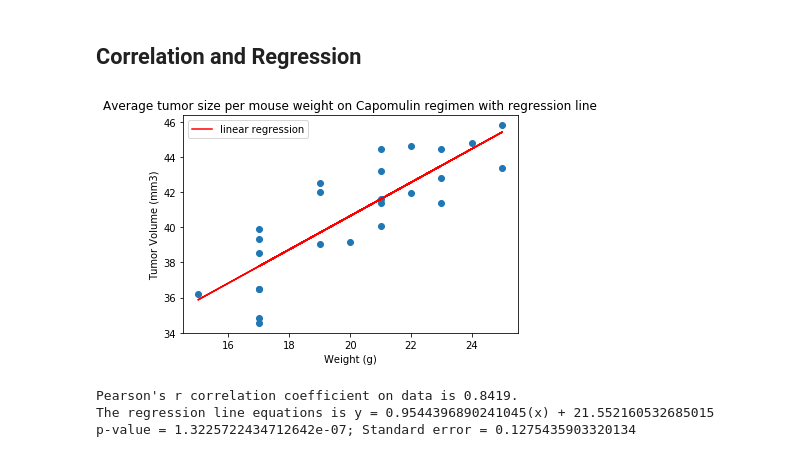
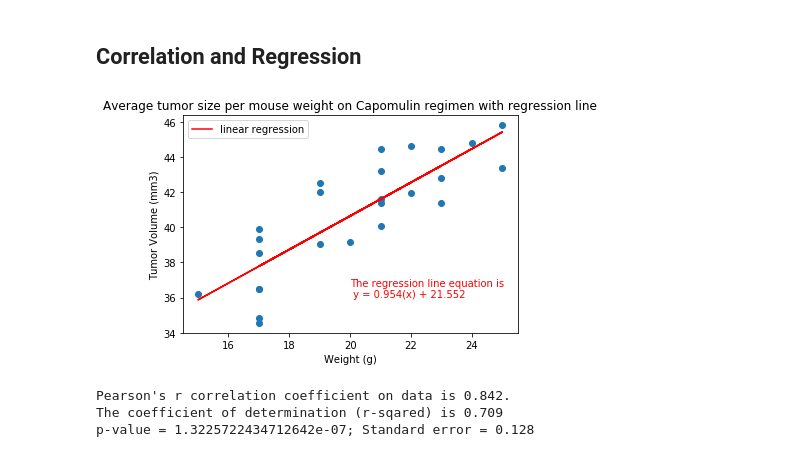
Before and after one commit to JasonAlfred/matplotlib-challenge, a Jupyter notebook: Pymaceuticals/pymaceuticals.ipynb, the cells around one changed output. Drawn from its saved outputs; the diff is of its cells as text; code cells hidden in the pictures.

```diff
--- a/Pymaceuticals/pymaceuticals.ipynb
+++ b/Pymaceuticals/pymaceuticals.ipynb
@@ -389,25 +389,26 @@ plt.show()
 # %%
 # Calculate the correlation coefficient and linear regression model
 # for mouse weight and average tumor volume for the Capomulin regimen.
 slope, intercept, r_value, p_value, std_err = st.linregress(xScatter, yScatter)
 
 plt.plot(xScatter, yScatter, 'o')
 plt.plot(xScatter, intercept + slope*xScatter, 'r', label='linear regression')
 plt.legend()
 plt.title(f'Average tumor size per mouse weight on {sampleDrug} regimen with regression line')
 plt.xlabel('Weight (g)')
 plt.ylabel('Tumor Volume (mm3)')
+plt.text(20,36, f'The regression line equation is\n y = {round(slope,3)}(x) + {round(intercept,3)}', color = 'red')
 plt.show()
 
 pearsonr = st.pearsonr(xScatter, yScatter)
-corrCoefficient = round(pearsonr[0],4)
+corrCoefficient = round(pearsonr[0],3)
 
 
 print(f"Pearson's r correlation coefficient on data is {corrCoefficient}.")
-print(f"The regression line equations is y = {slope}(x) + {intercept}")
-print(f"p-value = {p_value}; Standard error = {std_err}")
+print(f'The coefficient of determination (r-sqared) is {round(r_value**2,3)}')
+print(f'p-value = {p_value}; Standard error = {round(std_err,3)}')
 # %% [output]
-[figure, old version]
+[figure, new version]
-Pearson's r correlation coefficient on data is 0.8419.
-The regression line equations is y = 0.9544396890241045(x) + 21.552160532685015
-p-value = 1.3225722434712642e-07; Standard error = 0.1275435903320134
+Pearson's r correlation coefficient on data is 0.842.
+The coefficient of determination (r-sqared) is 0.709
+p-value = 1.3225722434712642e-07; Standard error = 0.128
```
Also changed, not shown: parts of 1 cell of this notebook.
